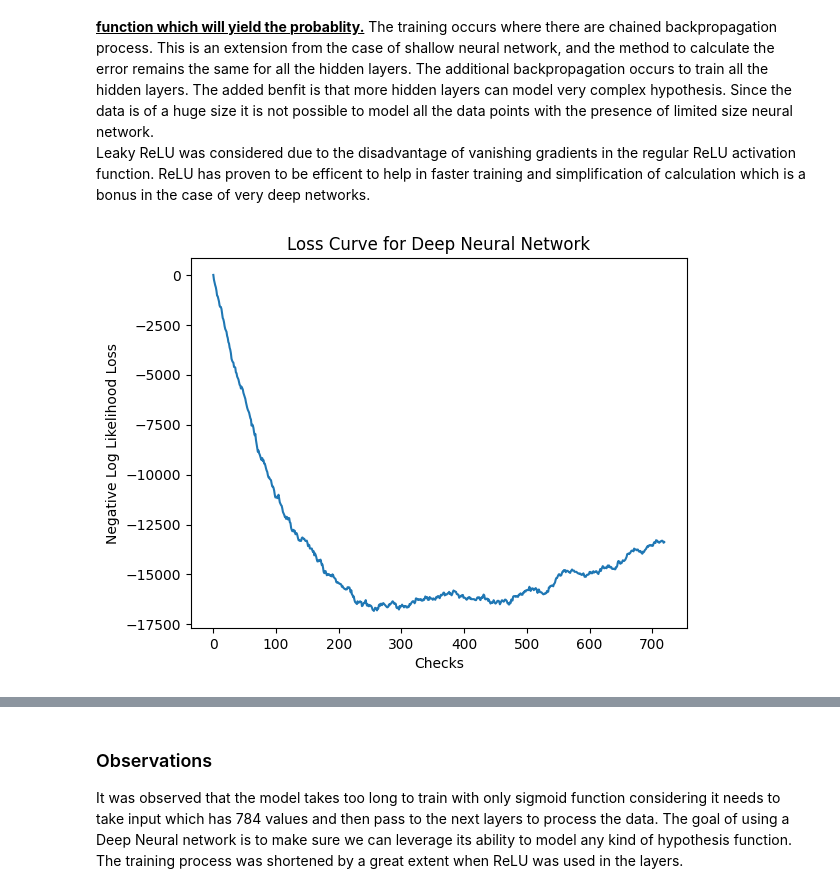
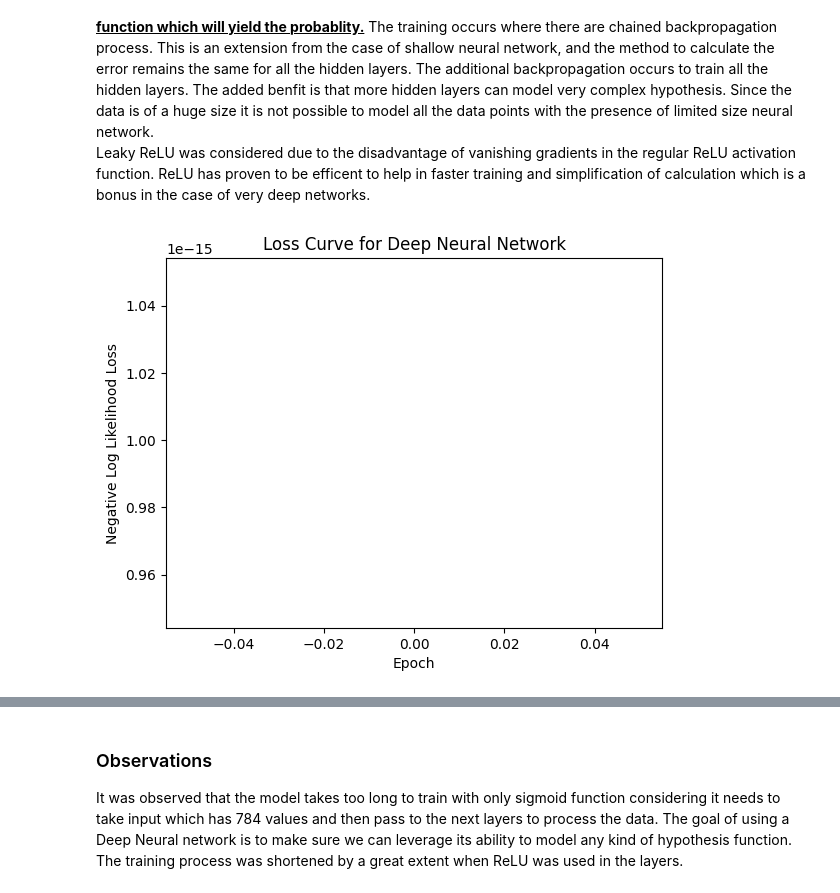
Before and after one commit to hemanthh17/Wakeword-Detection-TF, a Jupyter notebook: 23105030_Hemanth_Harikrishnan_Assignment-1.ipynb, the cells around one changed output, grey strips where cells are left out. Saved outputs shown, nothing was run; the diff lists cells and outputs as text; code cells hidden in the pictures.

```diff
--- a/23105030_Hemanth_Harikrishnan_Assignment-1.ipynb
+++ b/23105030_Hemanth_Harikrishnan_Assignment-1.ipynb
@@ -246,7 +257,7 @@ class ShallowNNforClassification:
                                            for j,node in enumerate(self.hidden_layer)],axis=0)
                 self.output_node.w_mat-=alpha*output_layer_error*np.array(hidden_ouputs)
                 self.output_node.b_mat-=alpha*output_layer_error
-                # Updating the weights based on the differential values calculated for the weights and biases
+                #Updating the weights based on the differential values calculated for the weights and biases
                 for k,node in enumerate(self.hidden_layer):
                     node.w_mat-=alpha*hidden_layer_error[k]*train_X
                     node.b_mat-=alpha*hidden_layer_error[k]
@@ -264,9 +275,9 @@ class ShallowNNforClassification:
                     else:
                         J_previous=J_present
                         J_present=0
-        # Plotting the Loss curve
+        #Plotting the Loss curve
         plt.title('Loss Curve for Shallow Neural Network')
-        plt.xlabel('Checks')
+        plt.xlabel('Epochs')
         plt.ylabel('Negative Log Likelihood Loss')
         plt.plot(J_tag)
         #print('Losses:',J_tag)
@@ -341,9 +353,9 @@ def load_mnist_data(path,segment='train',selected_labels=None):
 (test_imgs,test_labels)=load_mnist_data('mnist-dataset','t10k',[6,7])
 train_imgs,val_imgs,train_labels,val_labels=model_selection.train_test_split(temp_imgs,temp_labels,test_size=0.1)
 # %%
-# Applying the Shallow Neural Network on the Fashion MNIST Dataset
-mnist_nn=ShallowNNforClassification(train_imgs.shape[1],2)
-mnist_nn.fit(train_imgs,train_labels,alpha=1e-4,max_iters=1000000e100000000,threshold=1e-42)
+#Applying the Shallow Neural Network on the Fashion MNIST Dataset
+mnist_nn=ShallowNNforClassification(train_imgs.shape[1],4)
+mnist_nn.fit(train_imgs,train_labels,alpha=1e-6,max_iters=1000000e100000000,threshold=1e-42,N=train_imgs.shape[0])
 print("Validation F1 Score: ",mnist_nn.score([1 if x>0.5 else 0  for x in mnist_nn.predict(val_imgs)],val_labels))
 mnist_preds=mnist_nn.predict(test_imgs)
 mnist_preds=[1 if x>0.5 else 0  for x in mnist_preds]
@@ -364,7 +375,7 @@ The data considered was normalized by dividing 255 to each pixel values. In gene
 <b><u>As an enhancement an additional hidden layer is added to the model. Along with that the activation function in the hidden layers are kept as leaky relu, and the activation for the output node is sigmoid function which will yield the probablity.</b></u> The training occurs where there are chained backpropagation process. This is an extension from the case of shallow neural network, and the method to calculate the error remains the same for all the hidden layers. The additional backpropagation occurs to train all the hidden layers. The added benfit is that more hidden layers can model very complex hypothesis. Since the data is of a huge size it is not possible to model all the data points with the presence of limited size neural network.
 Leaky ReLU was considered due to the disadvantage of vanishing gradients in the regular ReLU activation function. ReLU has proven to be efficent to help in faster training and simplification of calculation which is a bonus in the case of very deep networks.
 # %%
-#Defiing the leaky relu activation for the hidden layers
+#Defining the leaky relu activation for the hidden layers
 def leaky_relu(z,alpha=0.01):
     return np.maximum(alpha*z,z)
 def d_relu_dz(z,alpha=0.01):
@@ -383,9 +394,7 @@ class Node_in:
         return self.w_mat*error*d_relu_dz(self.fwd_pass(X))
 
 
-
-
-# Defining a class to define the Deep Neural Network which is an extension of Shallow Neural Network with an additional layer
+#Defining a class to define the Deep Neural Network which is an extension of Shallow Neural Network with an additional layer
 class DeepNNforClassification:
     def __init__(self,size,n_hidden1,n_hidden2):
         self.hidden_layer1=[Node_in(size) for _ in range(n_hidden1)]
@@ -393,10 +402,10 @@ class DeepNNforClassification:
         self.output_node=Node(n_hidden2)
 
     def fit(self,X,y,alpha=1e-3,max_iters=100e3,threshold=1e-10,N=15):
-        # Setting the hyperparamaeters
+        #Setting the hyperparamaeters
         stop,J_present,J_previous,iteration=False,0,0,0
         J_tag=[]
-        # Loop defined to make updations in parameters and achieve convergence
+        #Loop defined to make updations in parameters and achieve convergence
         while not stop:
             epoch=0
             for i in range(len(X)):
@@ -409,7 +418,7 @@ class DeepNNforClassification:
                 #Propogating the errors to previous layers
                 hidden_layer_error2=np.sum([node.bwd_pass(np.array(hidden_ouputs1),output_layer_error*self.output_node.w_mat[j],alpha)
                                            for j,node in enumerate(self.hidden_layer2)],axis=0)
-                hidden_layer_error1=np.sum([node.bwd_pass(np.array(train_X),hidden_layer_error2[k],alpha)
+                hidden_layer_error1=np.sum([node.bwd_pass(np.array(train_X),hidden_layer_error2[k]*self.hidden_layer2[k].w_mat[k],alpha)
                                            for k,node in enumerate(self.hidden_layer1)],axis=0)
                 self.output_node.w_mat-=alpha*output_layer_error*np.array(hidden_ouputs2)
                 self.output_node.b_mat-=alpha*output_layer_error
@@ -422,11 +431,11 @@ class DeepNNforClassification:
                     node.b_mat-=alpha*hidden_layer_error2[j]
                 iteration+=1
                 J_present+=log_likelihood_loss(train_y,y_hat)
-                # Stopping condition
+                #Stopping condition
                 if iteration>max_iters:
                     stop=True
                     #print("Not converged",J_present-J_previous)
-                if iteration%N==0:
+                if i%N==0:
                     epoch+=1
                     J_tag.append(J_present)
                     if J_present-J_previous<threshold:
@@ -437,7 +446,7 @@ class DeepNNforClassification:
                         J_present=0
         #Plotting the learning curve
         plt.title('Loss Curve for Deep Neural Network')
-        plt.xlabel('Checks')
+        plt.xlabel('Epoch')
         plt.ylabel('Negative Log Likelihood Loss')
         plt.plot(J_tag)
         #print('Losses:',J_tag)
@@ -456,9 +465,9 @@ class DeepNNforClassification:
 # %%
 # Applying Deep Neural Network on the Fashion MNIST dataset
 mnist_dnn=DeepNNforClassification(train_imgs.shape[1],train_imgs.shape[1],train_imgs.shape[1])
-mnist_dnn.fit(train_imgs/255.0,train_labels,alpha=1e-7,max_iters=1000000000e1000000000,threshold=1e-100);
+mnist_dnn.fit(train_imgs/255.0,train_labels,alpha=1e-4,max_iters=10000,threshold=1e-5,N=train_imgs.shape[0]);
 # %% [output]
-[figure, old version]
+[figure, new version]
 # %%
 #train_imgs,val_imgs,train_labels,val_labels=model_selection.train_test_split(temp_imgs,temp_labels,test_size=0.1)
 # Performing evaluations on the validation and test set of Fashion MNIST dataset
```
Also changed, not shown: parts of 14 cells of this notebook.
